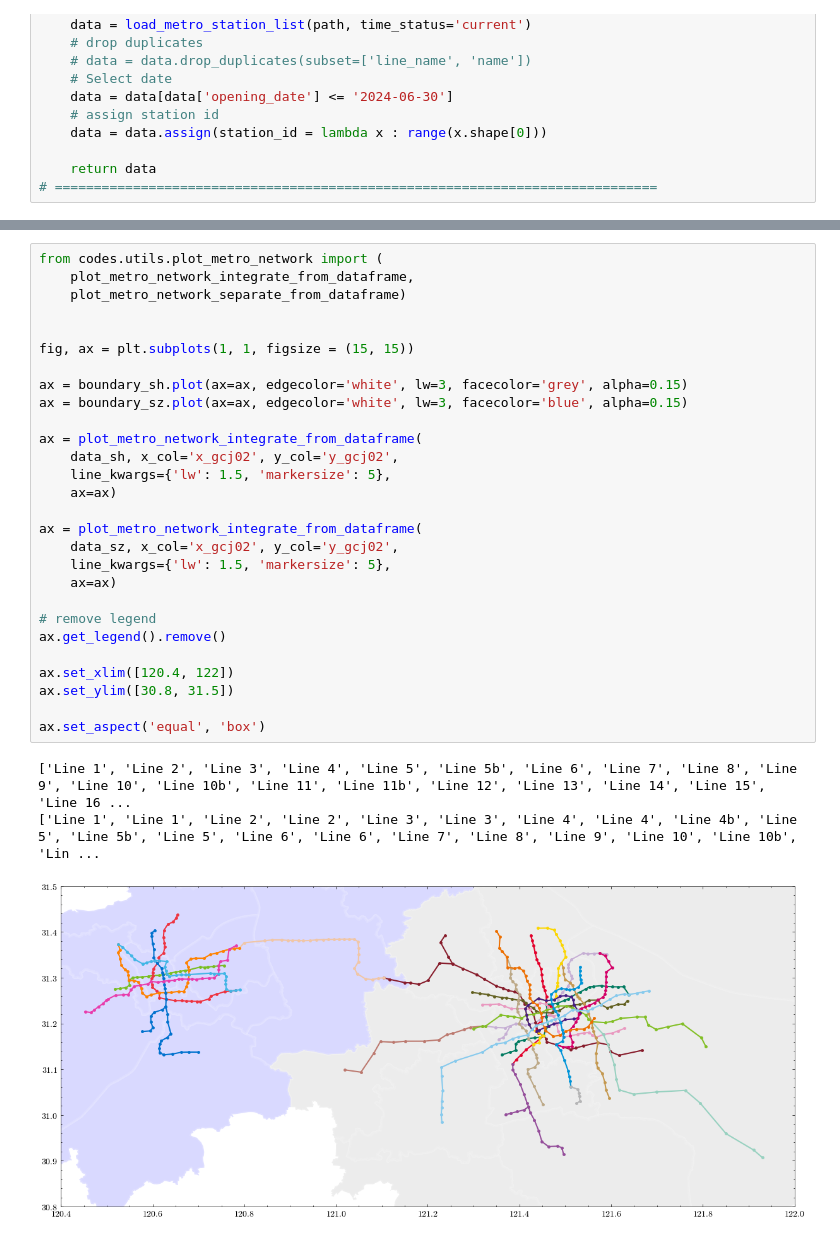
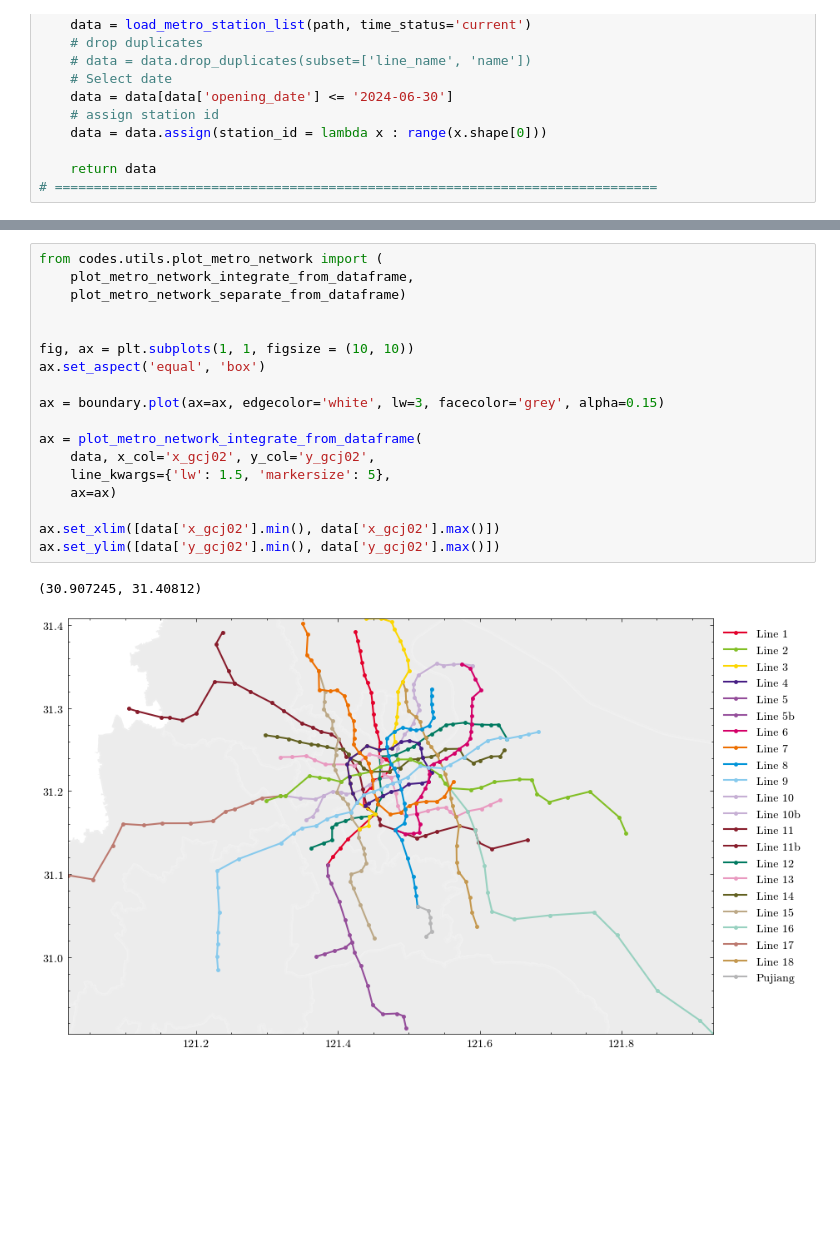
Before and after one commit to veager/VeDa-Public-Transit-Network, a Jupyter notebook: codes/plot_metro_network.ipynb, the cells around one changed output, grey strips where cells are left out. Cells and saved outputs as stored; diff of their text form; blank space fills up the shorter version.

```diff
--- a/codes/plot_metro_network.ipynb
+++ b/codes/plot_metro_network.ipynb
@@ -61,35 +48,24 @@ Number of NA values: 0
 # %%
 from codes.utils.plot_metro_network import (
     plot_metro_network_integrate_from_dataframe,
     plot_metro_network_separate_from_dataframe)
 
 
-fig, ax = plt.subplots(1, 1, figsize = (15, 15))
+fig, ax = plt.subplots(1, 1, figsize = (10, 10))
+ax.set_aspect('equal', 'box')
 
-ax = boundary_sh.plot(ax=ax, edgecolor='white', lw=3, facecolor='grey', alpha=0.15)
-ax = boundary_sz.plot(ax=ax, edgecolor='white', lw=3, facecolor='blue', alpha=0.15)
+ax = boundary.plot(ax=ax, edgecolor='white', lw=3, facecolor='grey', alpha=0.15)
 
 ax = plot_metro_network_integrate_from_dataframe(
-    data_sh, x_col='x_gcj02', y_col='y_gcj02',
+    data, x_col='x_gcj02', y_col='y_gcj02',
     line_kwargs={'lw': 1.5, 'markersize': 5},
     ax=ax)
 
-ax = plot_metro_network_integrate_from_dataframe(
-    data_sz, x_col='x_gcj02', y_col='y_gcj02',
-    line_kwargs={'lw': 1.5, 'markersize': 5},
-    ax=ax)
-
-# remove legend
-ax.get_legend().remove()
-
-ax.set_xlim([120.4, 122])
-ax.set_ylim([30.8, 31.5])
-
-ax.set_aspect('equal', 'box')
+ax.set_xlim([data['x_gcj02'].min(), data['x_gcj02'].max()])
+ax.set_ylim([data['y_gcj02'].min(), data['y_gcj02'].max()])
 # %% [output]
-['Line 1', 'Line 2', 'Line 3', 'Line 4', 'Line 5', 'Line 5b', 'Line 6', 'Line 7', 'Line 8', 'Line 9', 'Line 10', 'Line 10b', 'Line 11', 'Line 11b', 'Line 12', 'Line 13', 'Line 14', 'Line 15', 'Line 16 ...
-['Line 1', 'Line 1', 'Line 2', 'Line 2', 'Line 3', 'Line 3', 'Line 4', 'Line 4', 'Line 4b', 'Line 5', 'Line 5b', 'Line 5', 'Line 6', 'Line 6', 'Line 7', 'Line 8', 'Line 9', 'Line 10', 'Line 10b', 'Lin ...
+(30.907245, 31.40812)
-[figure, old version]
+[figure, new version]
 # %%
 plot_metro_network_separate_from_dataframe(
     data, x_col='x_gcj02', y_col='y_gcj02',
```
Also changed, not shown: parts of 2 cells of this notebook, 4 other files.
